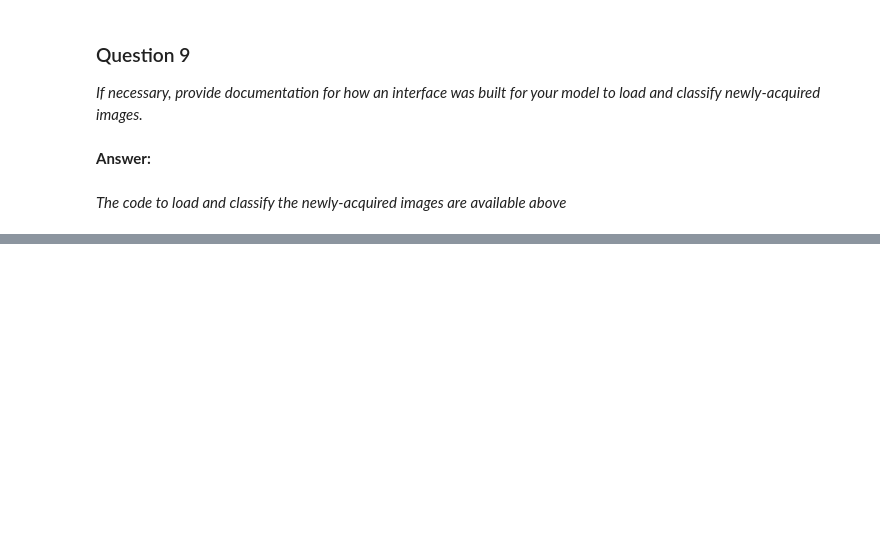
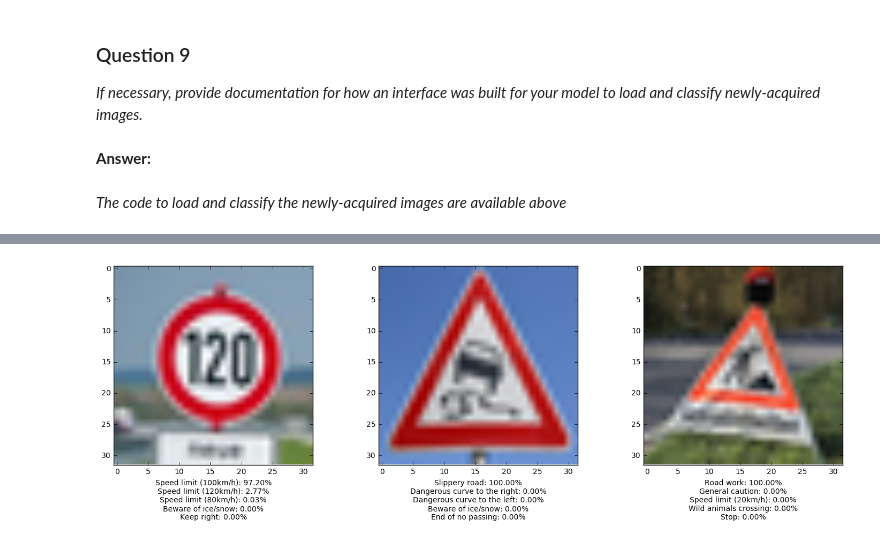
Before and after one commit to georgesung/traffic_sign_classification_german, a Jupyter notebook: Traffic_Signs_Recognition.ipynb, the cells around one changed output, grey strips where cells are left out. Saved outputs shown, nothing was run; the diff lists cells and outputs as text; code cells hidden in the pictures; blank space fills up the shorter version.

```diff
--- a/Traffic_Signs_Recognition.ipynb
+++ b/Traffic_Signs_Recognition.ipynb
@@ -933,0 +1014,43 @@ _The code to load and classify the newly-acquired images are available above_
+# %%
+# Use TensorFlow's softmax and top_k functions
+with tf.Graph().as_default(), tf.Session() as sess:
+    logits = tf.placeholder('float', [None, NUM_CLASSES])
+    softmax = tf.nn.softmax(logits)
+    top_k_val, top_k_idx = tf.nn.top_k(softmax, k=5)
+
+    top_k_vals, top_k_idxs = sess.run([top_k_val, top_k_idx], feed_dict={logits: lgts})
+
+
+# Re-read sample image files, resize them, convert to numpy arrays w/ dtype=uint8
+image_files  = ['sample_images_german/' + image_file for image_file in os.listdir('sample_images_german')]
+images = []
+for image_file in image_files:
+    image = Image.open(image_file)
+    image = image.convert('RGB')
+    image = image.resize((IMG_SIZE, IMG_SIZE), Image.ANTIALIAS)
+    image = np.array(list(image.getdata()), dtype='uint8')
+    image = np.reshape(image, (32, 32, 3))
+
+    images.append(image)
+images = np.array(images, dtype='uint8')
+
+def pred_certainty_str(top_k_val, top_k_idx):
+    # Convert top k indices into strings
+    top_k_pred = [label_map[idx] for idx in top_k_idx]
+
+    pcs = ''
+    for i in range(5):
+        pcs += '%s: %.2f%%\n' % (top_k_pred[i].replace('\n', ''), top_k_val[i] * 100)
+
+    return pcs
+# %%
+for i, image in enumerate(images):
+    plt.subplot(1, 3, i+1)
+    plt.imshow(image)
+    #plt.xlabel(pred_certainty_str(image, top_k_vals[i], top_k_idxs[i]))
+    plt.xlabel(pred_certainty_str(top_k_vals[i], top_k_idxs[i]))
+
+plt.tight_layout()
+plt.show()
+# %% [output]
+[figure, added]
```
Also changed, not shown: parts of 15 cells of this notebook, 5 other files.
